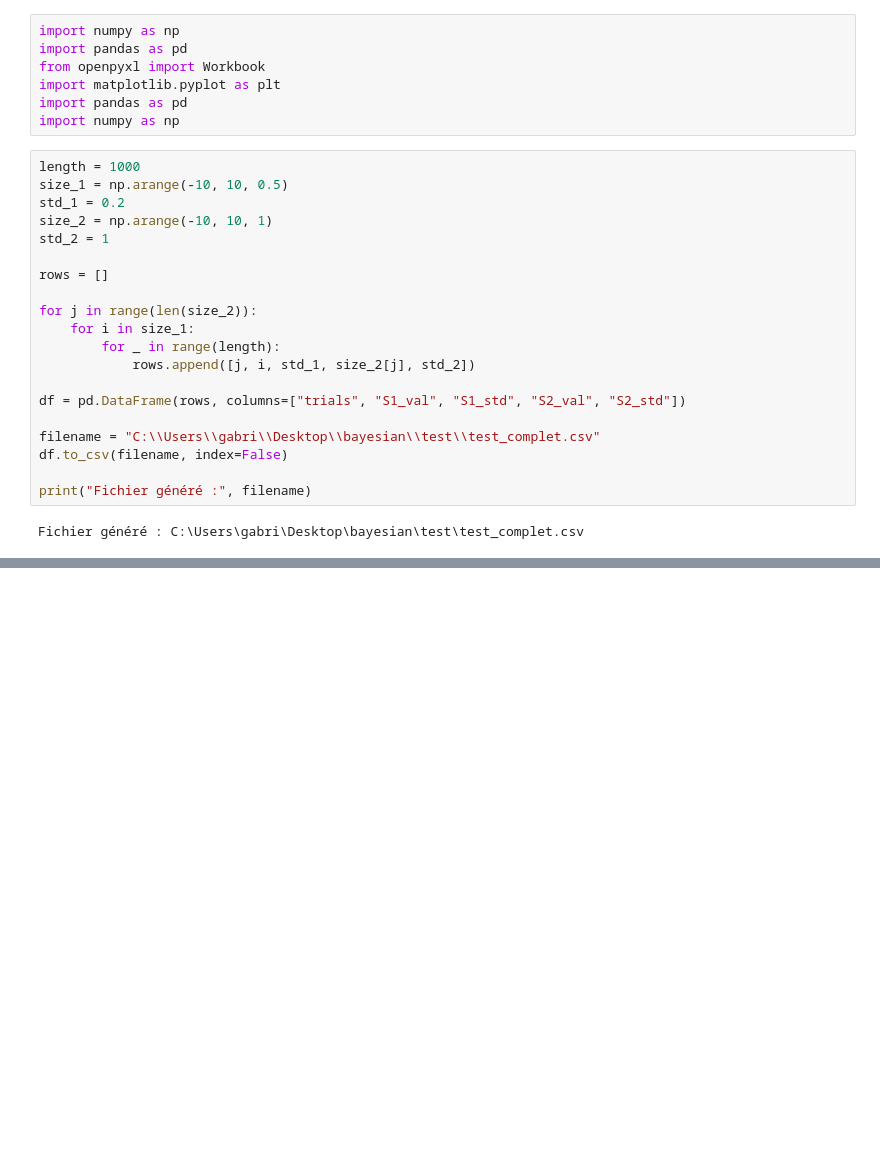
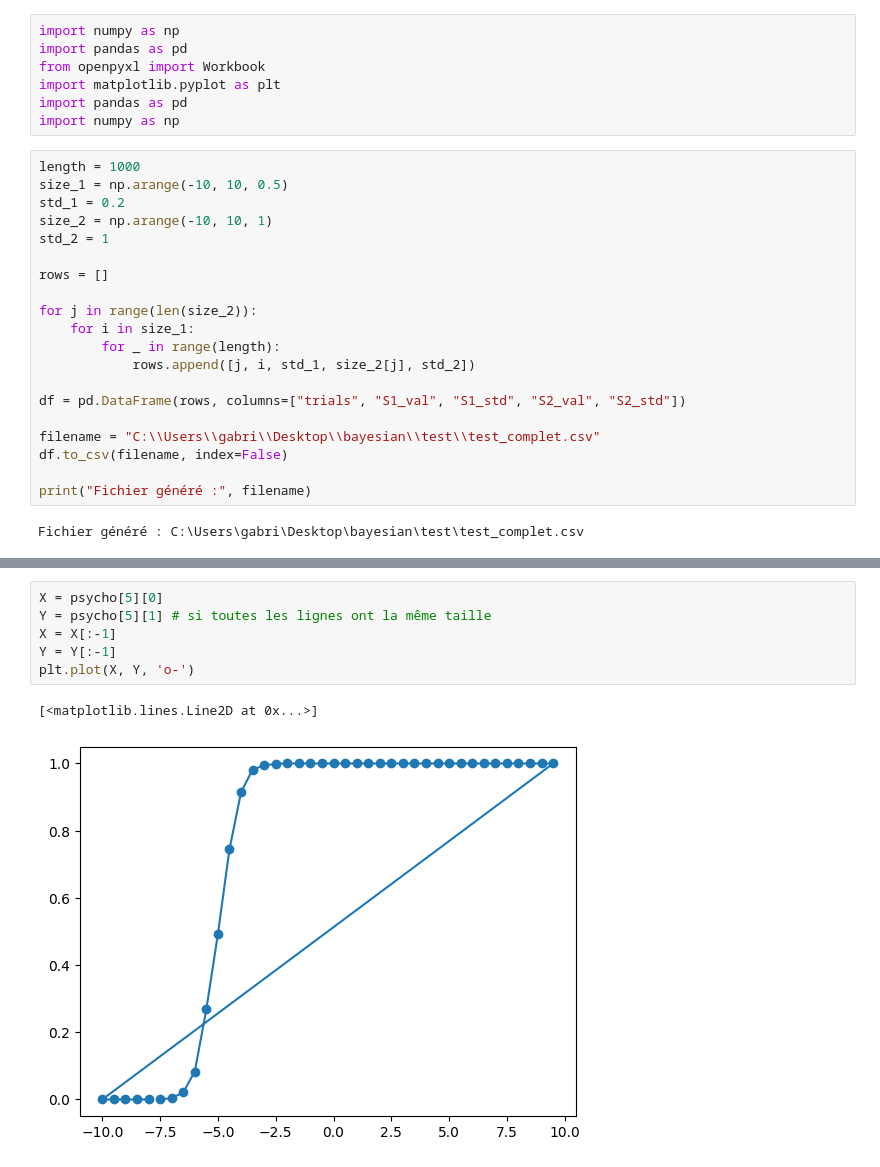
Before and after one commit to DasCes/bayesian_project_group, a Jupyter notebook: creator_excel.ipynb, the cells around one changed output, grey strips where cells are left out. Cells and saved outputs as stored; diff of their text form; blank space fills up the shorter version.

```diff
--- a/creator_excel.ipynb
+++ b/creator_excel.ipynb
@@ -224,0 +392,9 @@ Fichier généré : C:\Users\gabri\Desktop\bayesian\test\test_complet20.csv
+# %%
+X = psycho[5][0]
+Y = psycho[5][1] # si toutes les lignes ont la même taille
+X = X[:-1]
+Y = Y[:-1]
+plt.plot(X, Y, 'o-')
+# %% [output]
+[<matplotlib.lines.Line2D at 0x...>]
+[figure, added]
```
Also changed, not shown: parts of 9 cells of this notebook, 7 other files.
